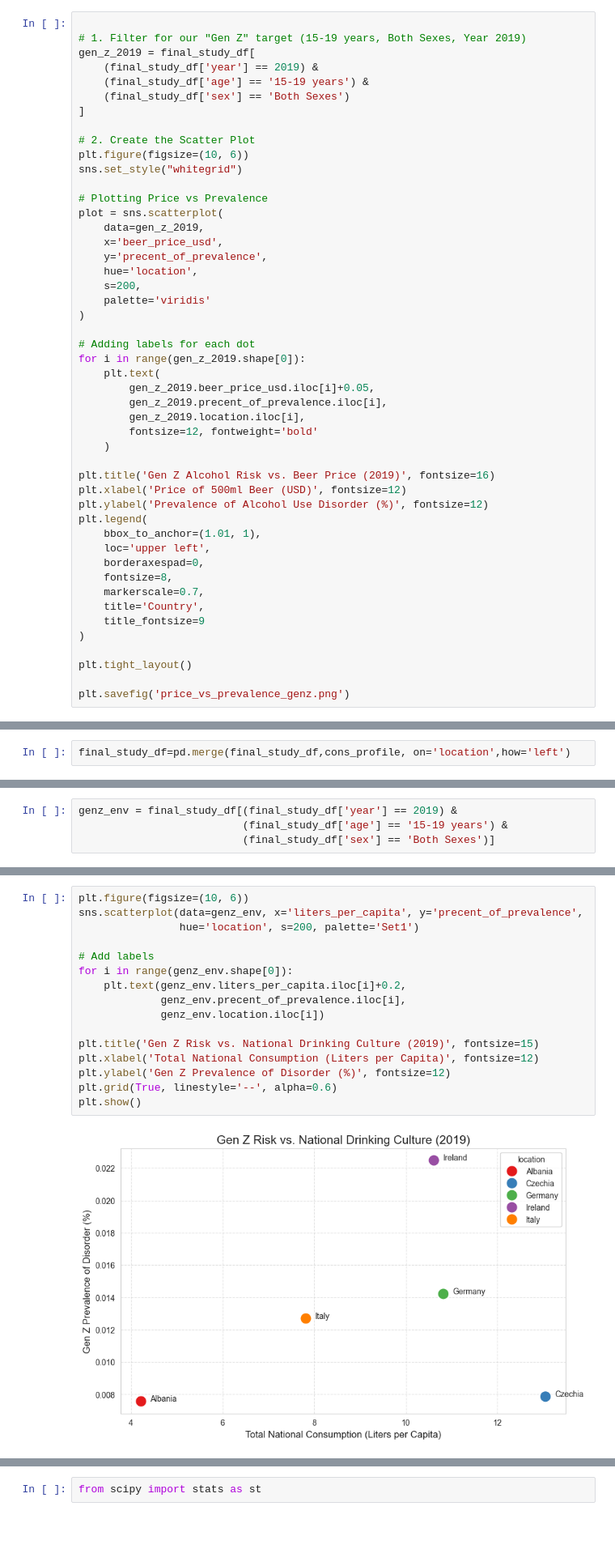
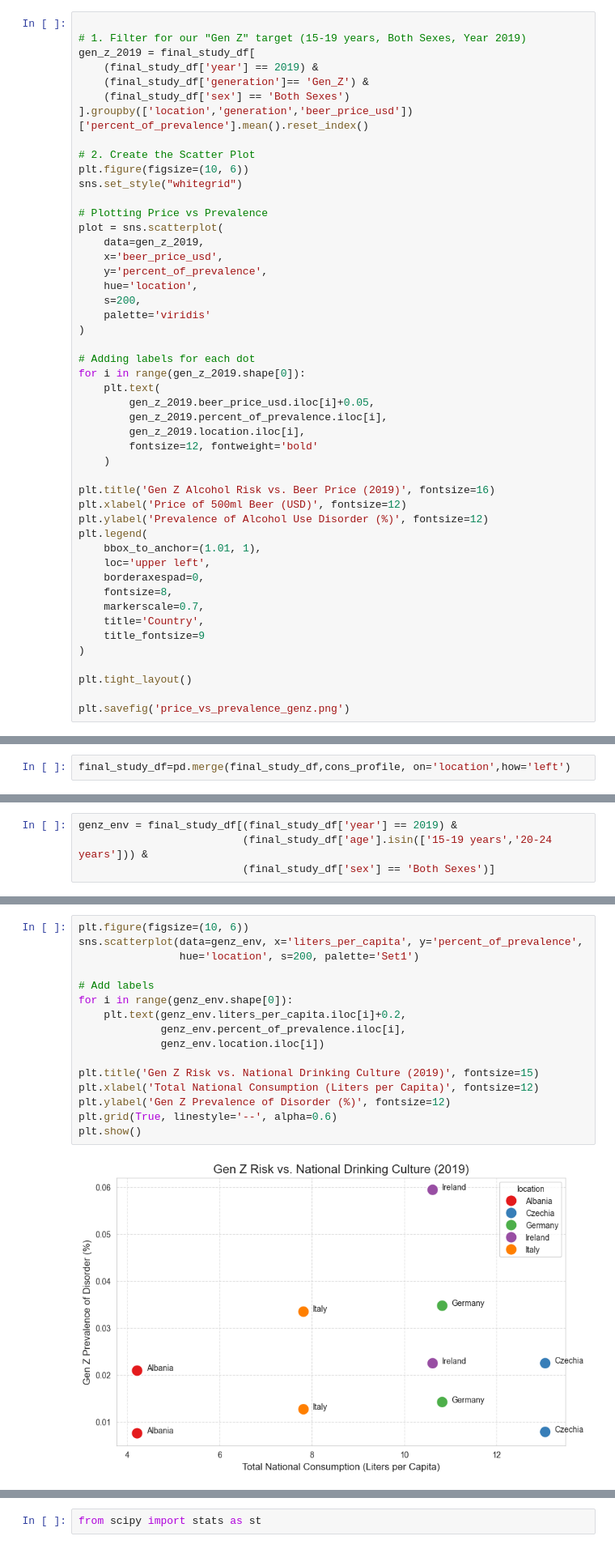
Before and after one commit to justdayane/da-capstone-project-dayane-ernesto, a Jupyter notebook: Ernestos_finds/Exploration_part_2.ipynb, the cells around one changed output, grey strips where cells are left out. Shown at 81% size. Cells and saved outputs as stored; diff of their text form; blank space fills up the shorter version.

```diff
--- a/Ernestos_finds/Exploration_part_2.ipynb
+++ b/Ernestos_finds/Exploration_part_2.ipynb
@@ -329,9 +354,9 @@ import seaborn as sns
 # 1. Filter for our "Gen Z" target (15-19 years, Both Sexes, Year 2019)
 gen_z_2019 = final_study_df[
     (final_study_df['year'] == 2019) &
-    (final_study_df['age'] == '15-19 years') &
+    (final_study_df['generation']== 'Gen_Z') &
     (final_study_df['sex'] == 'Both Sexes')
-]
+].groupby(['location','generation','beer_price_usd'])['percent_of_prevalence'].mean().reset_index()
 
 # 2. Create the Scatter Plot
 plt.figure(figsize=(10, 6))
@@ -341,7 +366,7 @@ sns.set_style("whitegrid")
 plot = sns.scatterplot(
     data=gen_z_2019,
     x='beer_price_usd',
-    y='precent_of_prevalence',
+    y='percent_of_prevalence',
     hue='location',
     s=200,
     palette='viridis'
@@ -351,7 +376,7 @@ plot = sns.scatterplot(
 for i in range(gen_z_2019.shape[0]):
     plt.text(
         gen_z_2019.beer_price_usd.iloc[i]+0.05,
-        gen_z_2019.precent_of_prevalence.iloc[i],
+        gen_z_2019.percent_of_prevalence.iloc[i],
         gen_z_2019.location.iloc[i],
         fontsize=12, fontweight='bold'
     )
@@ -447,5 +483,5 @@ print(final_study_df[['location', 'year', 'precent_of_prevalence', 'liters_per_c
 4  Albania  2010               0.018424           4.216621
 # %%
 genz_env = final_study_df[(final_study_df['year'] == 2019) &
-                          (final_study_df['age'] == '15-19 years') &
+                          (final_study_df['age'].isin(['15-19 years','20-24 years'])) &
                           (final_study_df['sex'] == 'Both Sexes')]
@@ -452,21 +521,21 @@ genz_env = final_study_df[(final_study_df['year'] == 2019) &
 # %%
 plt.figure(figsize=(10, 6))
-sns.scatterplot(data=genz_env, x='liters_per_capita', y='precent_of_prevalence',
+sns.scatterplot(data=genz_env, x='liters_per_capita', y='percent_of_prevalence',
                 hue='location', s=200, palette='Set1')
 
 # Add labels
 for i in range(genz_env.shape[0]):
     plt.text(genz_env.liters_per_capita.iloc[i]+0.2,
-             genz_env.precent_of_prevalence.iloc[i],
+             genz_env.percent_of_prevalence.iloc[i],
              genz_env.location.iloc[i])
 
 plt.title('Gen Z Risk vs. National Drinking Culture (2019)', fontsize=15)
 plt.xlabel('Total National Consumption (Liters per Capita)', fontsize=12)
 plt.ylabel('Gen Z Prevalence of Disorder (%)', fontsize=12)
 plt.grid(True, linestyle='--', alpha=0.6)
 plt.show()
 # %% [output]
-[figure, old version]
+[figure, new version]
 # %%
 # 1. Filter for the 2019 Gen Z snapshot
 # Ensure 'liters_per_capita' is in this dataframe from our previous merge
```
Also changed, not shown: parts of 34 cells of this notebook, 19 other files.
